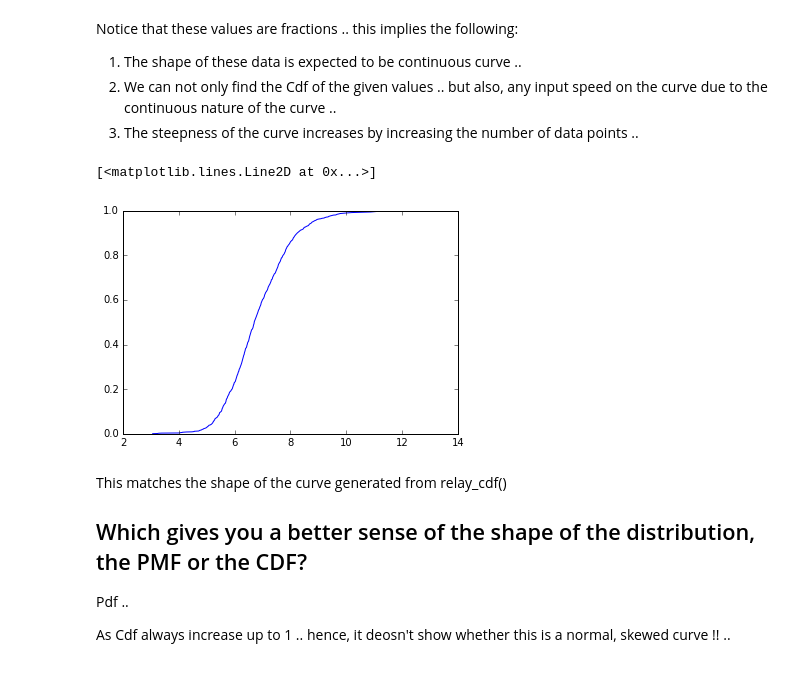
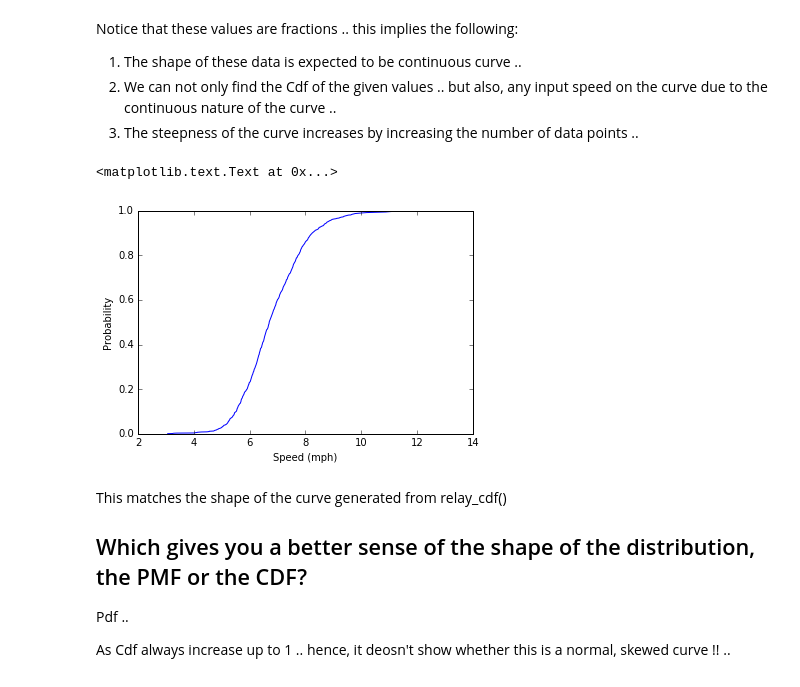
Before and after one commit to EAboelhamd/Statistical_Exploration, a Jupyter notebook: Chapter-3- CDF Practice/Chapter-3, Ex. 3.5, (speed_cdf), Python.ipynb, the cells around one changed output. Cells and saved outputs as stored; diff of their text form; code cells hidden in the pictures.

```diff
--- a/Chapter-3- CDF Practice/Chapter-3, Ex. 3.5, (speed_cdf), Python.ipynb
+++ b/Chapter-3- CDF Practice/Chapter-3, Ex. 3.5, (speed_cdf), Python.ipynb
@@ -66,9 +68,11 @@ Notice that these values are fractions .. this implies the following:
 3. The steepness of the curve increases by increasing the number of data points ..
 # %%
 plt.plot(cdfs.xs, cdfs.ps)
+plt.xlabel('Speed (mph)')
+plt.ylabel('Probability')
 # %% [output]
-[<matplotlib.lines.Line2D at 0x...>]
+<matplotlib.text.Text at 0x...>
-[figure, old version]
+[figure, new version]
 # %% [markdown]
 This matches the shape of the curve generated from relay_cdf()
 
```
Also changed, not shown: parts of 1 cell of this notebook, 1 other file.
